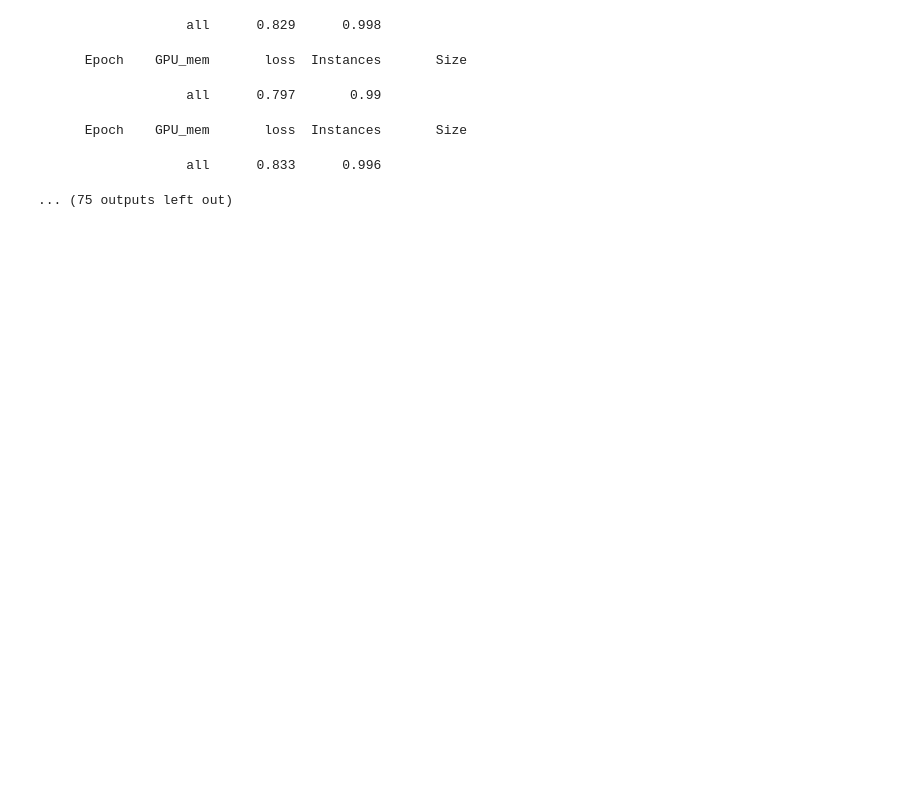
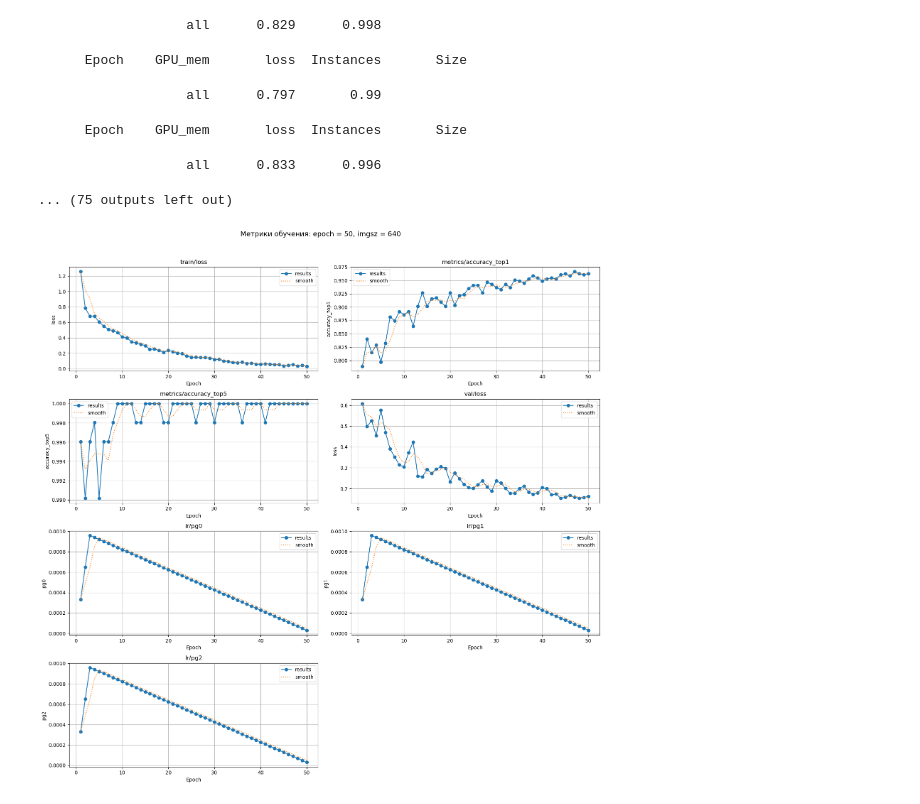
Before and after one commit to HIGSSS/Garbage-sort-classification, a Jupyter notebook: Trash_scan.ipynb, the cells around one changed output. Saved outputs shown, nothing was run; the diff lists cells and outputs as text; code cells hidden in the pictures; blank space fills up the shorter version.

```diff
--- a/Trash_scan.ipynb
+++ b/Trash_scan.ipynb
@@ -106,3 +106,45 @@ Starting training for 50 epochs...
       Epoch    GPU_mem       loss  Instances       Size
                    all      0.833      0.996
 ... (75 outputs left out)
+# %%
+%matplotlib inline
+import pandas as pd
+import matplotlib.pyplot as plt
+import os
+
+def plot_training_metrics(run_path, ep, imgsz):
+    results_path = os.path.join(run_path, "results.csv")
+
+    if not os.path.exists(results_path):
+        print(f"Файл {results_path} не найден.")
+        return
+
+    df = pd.read_csv(results_path)
+    df.columns = [col.strip() for col in df.columns]
+    df.dropna(inplace=True)
+
+    metrics = [col for col in df.columns if col not in ["epoch", "time"]]
+    num_metrics = len(metrics)
+
+    plt.figure(figsize=(16, 4 * ((num_metrics + 1) // 2)))
+
+    for i, metric in enumerate(metrics, 1):
+        plt.subplot((num_metrics + 1) // 2, 2, i)
+        plt.plot(df["epoch"], df[metric], label="results", marker="o")
+
+        df["smoothed"] = df[metric].rolling(window=3, min_periods=1).mean()
+        plt.plot(df["epoch"], df["smoothed"], label="smooth", linestyle="dotted")
+
+        plt.title(metric, fontsize=12)
+        plt.xlabel("Epoch")
+        plt.ylabel(metric.split("/")[-1])
+        plt.grid(True)
+        plt.legend()
+
+    plt.suptitle(f"Метрики обучения: epoch = {ep}, imgsz = {imgsz}", fontsize=14)
+    plt.tight_layout(rect=[0, 0, 1, 0.96])
+    plt.show()
+# %%
+plot_training_metrics("runs/classify/train5", ep=50, imgsz=640)
+# %% [output]
+[figure, added]
```
Also changed, not shown: parts of 2 cells of this notebook.
